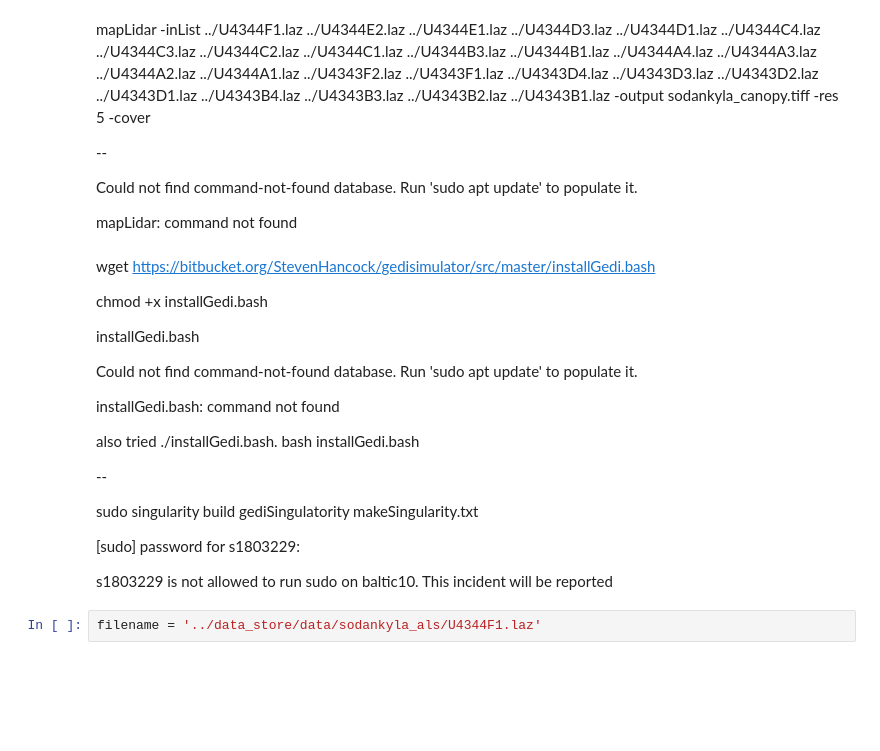
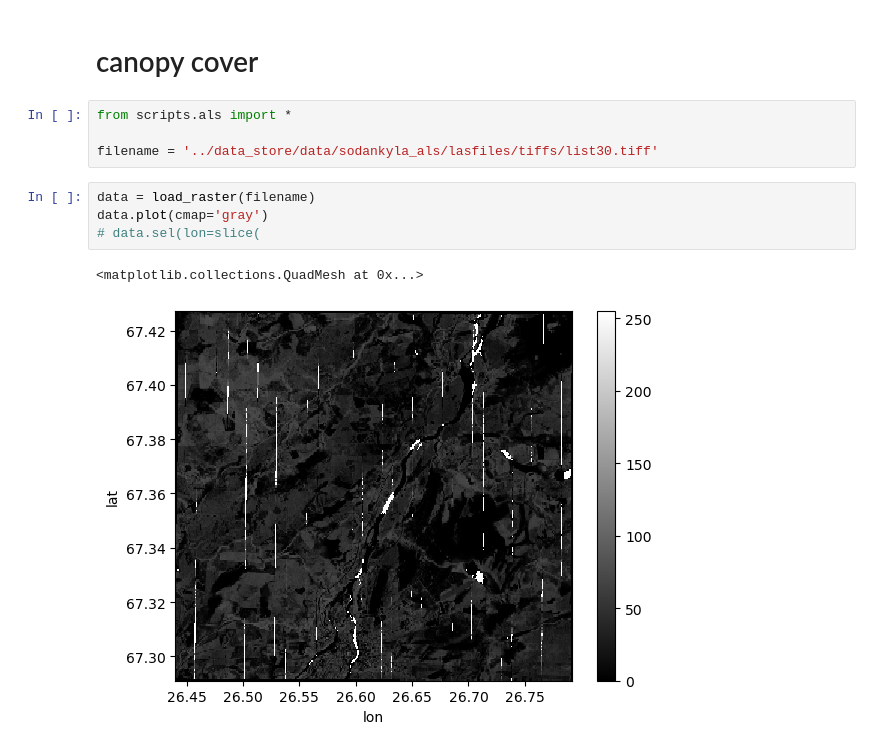
Before and after one commit to thomaslaraia/Snowstradamus, a Jupyter notebook: als_testing.ipynb, the cells around one changed output. Cells and saved outputs as stored; diff of their text form; blank space fills up the shorter version.

Commit message:
making good progress with canopy cover.

```diff
--- a/als_testing.ipynb
+++ b/als_testing.ipynb
@@ -1,30 +1,13 @@
-# %% [markdown]
-mapLidar -inList ../U4344F1.laz ../U4344E2.laz ../U4344E1.laz ../U4344D3.laz ../U4344D1.laz ../U4344C4.laz ../U4344C3.laz ../U4344C2.laz ../U4344C1.laz ../U4344B3.laz ../U4344B1.laz ../U4344A4.laz ../U4344A3.laz ../U4344A2.laz ../U4344A1.laz ../U4343F2.laz ../U4343F1.laz ../U4343D4.laz ../U4343D3.laz ../U4343D2.laz ../U4343D1.laz ../U4343B4.laz ../U4343B3.laz ../U4343B2.laz ../U4343B1.laz -output sodankyla_canopy.tiff -res 5 -cover
-
---
-
-Could not find command-not-found database. Run 'sudo apt update' to populate it.
-
-mapLidar: command not found
 # %% [markdown]
-wget https://bitbucket.org/StevenHancock/gedisimulator/src/master/installGedi.bash
-
-chmod +x installGedi.bash
-
-installGedi.bash
-
-Could not find command-not-found database. Run 'sudo apt update' to populate it.
-
-installGedi.bash: command not found
-
-also tried ./installGedi.bash. bash installGedi.bash
-
---
-
-sudo singularity build gediSingulatority makeSingularity.txt
-
-[sudo] password for s1803229:
-
-s1803229 is not allowed to run sudo on baltic10.  This incident will be reported
+# canopy cover
 # %%
-filename = '../data_store/data/sodankyla_als/U4344F1.laz'
+from scripts.als import *
+
+filename = '../data_store/data/sodankyla_als/lasfiles/tiffs/list30.tiff'
+# %%
+data = load_raster(filename)
+data.plot(cmap='gray')
+# data.sel(lon=slice(
+# %% [output]
+<matplotlib.collections.QuadMesh at 0x...>
+[figure, added]
```
Also changed, not shown: parts of 1 cell of this notebook, 4 other files.
